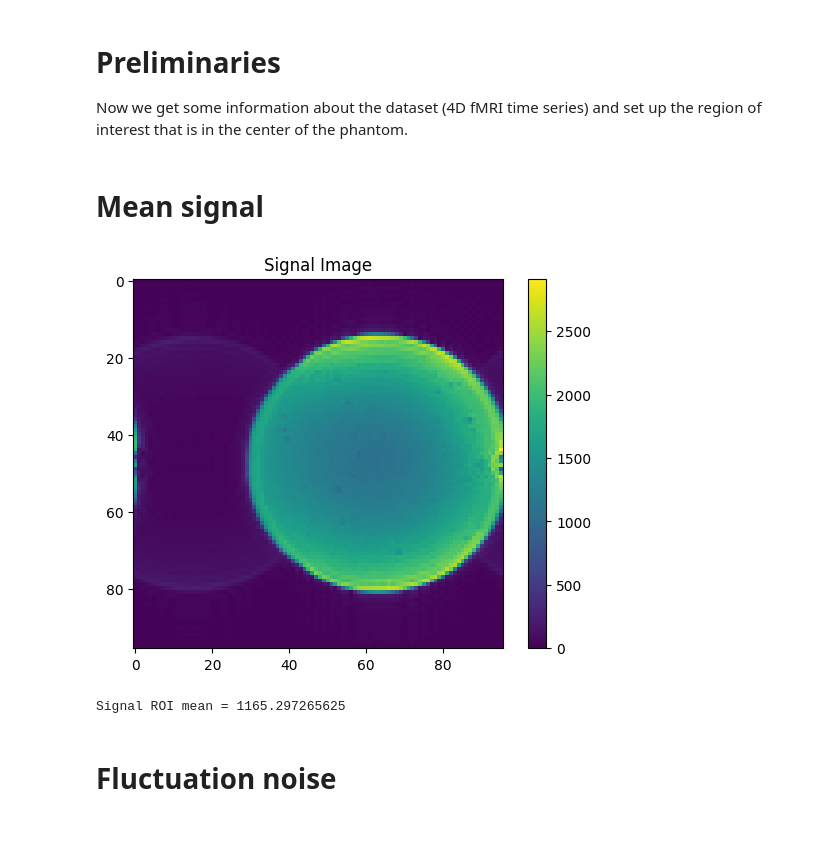
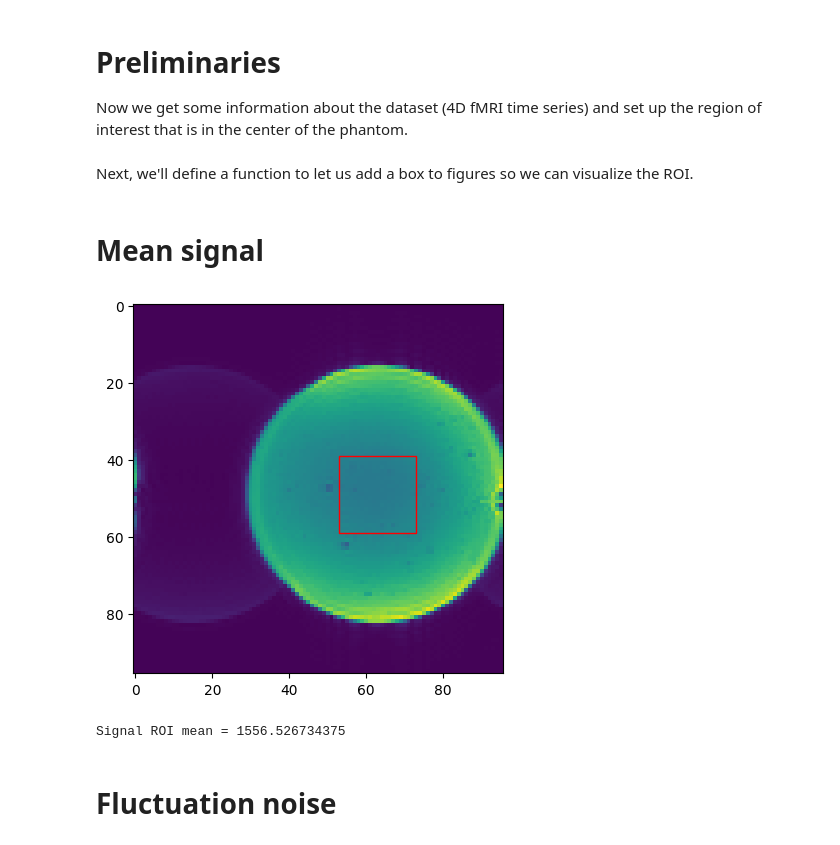
Before and after one commit to UAB-CINL/qa, a Jupyter notebook: prisma_qa.ipynb, the cells around one changed output. Drawn from its saved outputs; the diff is of its cells as text; code cells hidden in the pictures.

```diff
--- a/prisma_qa.ipynb
+++ b/prisma_qa.ipynb
@@ -28,11 +32,12 @@ from scipy.fft import fft, fftfreq
 from scipy.optimize import curve_fit
 from scipy.signal import find_peaks
 import matplotlib.pyplot as plt
+import matplotlib.patches as patches
 import numpy as np
 import os
 
-# load proxy images
-fates = nib.load('../sub-fbirn/ses-Qa02232024CINL7043/func/sub-fbirn_ses-Qa02232024CINL7043_task-stab_bold.nii.gz')
+# load proxy images from NIFTI
+fates = nib.load('../sub-fbirn/ses-Qa03252024CINL7127/func/sub-fbirn_ses-Qa03252024CINL7127_task-stab_bold.nii.gz')
 # request array data from proxy images
 fates_data = fates.get_fdata()
 # %% [markdown]
@@ -47,7 +52,7 @@ Now we get some information about the dataset (4D fMRI time series) and set up t
 x_dim, y_dim, z_dim, t_dim = fates_data.shape
 
 # region of interest
-roi_x, roi_y, roi_z = 49, 63, 23
+roi_x, roi_y, roi_z = 63, 49, 23
 roi_size = 20
 half_size = roi_size // 2
 
@@ -60,25 +65,30 @@ y_min = max(roi_y - half_size, 0)
 y_max = min(roi_y + half_size, y_dim - 1)
 # z_min = max(roi_z - half_size, 0)
 # z_max = min(roi_z + half_size, z_dim - 1)
+# %% [markdown]
+Next, we'll define a function to let us add a box to figures so we can visualize the ROI.
+# %%
+def add_roi_box(ax, x_corner, y_corner, box_size):
+    box = patches.Rectangle((x_corner, y_corner), box_size, box_size, linewidth=1, edgecolor='r', facecolor='none')
+    ax.add_patch(box)
 # %% [markdown]
 # Mean signal
 # %%
 # calculate signal image (simple average)
 # take center slice only
 signal_img = np.mean(fates_data[:,:,roi_z,:], axis=2)
 # signal summary value
 signal = np.mean(signal_img[x_min:x_max, y_min:y_max])
 
-plt.figure()
-plt.imshow(signal_img)
-plt.title('Signal Image')
-plt.colorbar()
+fig1, ax1 = plt.subplots()
+ax1.imshow(signal_img)
+add_roi_box(ax1, x_min, y_min, roi_size)
 plt.show()
 
 print('Signal ROI mean =', signal)
 # %% [output]
-[figure, old version]
+[figure, new version]
-Signal ROI mean = 1165.297265625
+Signal ROI mean = 1556.526734375
 # %% [markdown]
 # Fluctuation noise
 # %%
```
Also changed, not shown: parts of 17 cells of this notebook, 1 other file.
